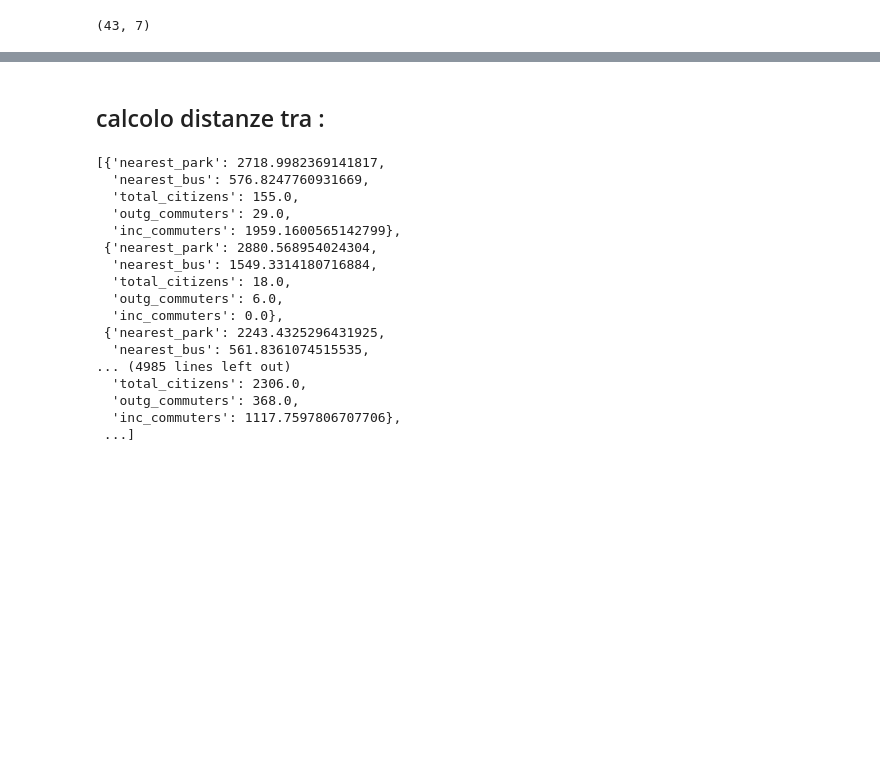
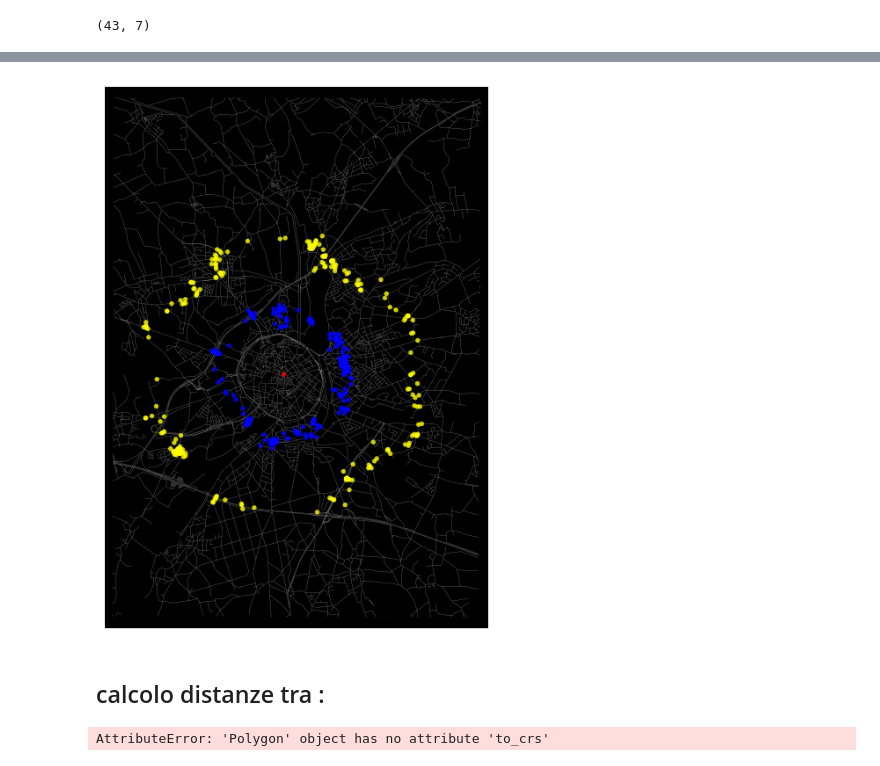
Before and after one commit to vpicchianti/challenge_mobidatalab_codagon, a Jupyter notebook: Leuven/Candidati.ipynb, the cells around one changed output, grey strips where cells are left out. Cells and saved outputs as stored; diff of their text form; code cells hidden in the pictures; blank space fills up the shorter version.

Commit message:
add dbike distances from center

```diff
--- a/Leuven/Candidati.ipynb
+++ b/Leuven/Candidati.ipynb
@@ -36,6 +45,9 @@ zones_leuven.reset_index(inplace=True)
 # ciclabile/strada
 cyclic = gpd.read_file('https://storageaccount11111111.blob.core.windows.net/container1/Leuven/cycling_data/cycling_network.gpkg')
 cyclic = cyclic.to_crs(epsg=4326)
+nan_length = list(np.where(cyclic['LENGTE'].isna())[0])
+cyclic.drop(nan_length, axis = 0, inplace = True)
+cyclic.reset_index(inplace = True)
 # %%
 #info socio-dem
 socio_dem_data = pd.read_excel('https://storageaccount11111111.blob.core.windows.net/container1/Leuven/socio_demographic_data/socio_demographic_data_leuven_2019.xlsx')
@@ -165,0 +238,26 @@ ridotto_utm = ridotto.to_crs(utm)
+# %%
+# color the nodes according to isochrone then plot the street network
+distances = [15, 30]
+node_colors = {}
+node_found = []
+color = {15:'blue', 30:'yellow', 45:'green'}
+
+subgraph = nx.ego_graph(G, center_node, radius=30000, distance = 'time')
+for time in distances:
+    n = []
+    for node in subgraph.nodes():
+        w = nx.shortest_path_length(subgraph, center_node, node, weight= 'time')
+        if time-1.5 <= w <= time+0.5:
+            n.append(node)
+            node_colors[node] = color[time]
+        if node == center_node:
+            node_colors[node] = 'red'
+
+    node_found.append(n)
+
+nc = [node_colors[node] if node in node_colors else 'none' for node in G.nodes()]
+ns = [15 if node in node_colors else 0 for node in G.nodes()]
+fig, ax = ox.plot_graph(G, node_color=nc, node_size=ns, node_alpha=0.8, node_zorder=2,
+                        bgcolor='k', edge_linewidth=0.2, edge_color='#999999')
+# %% [output]
+[figure, added]
@@ -166,5 +274,9 @@ ridotto_utm = ridotto.to_crs(utm)
 # %% [markdown]
 ## calcolo distanze tra :
+# %%
+print(ch[0].to_crs(utm))
+# %% [output]
+AttributeError: 'Polygon' object has no attribute 'to_crs'
 # %%
 transformed_parkings = gdf.to_crs(utm)
 transform_cyclic = leuven_cyclic.to_crs(utm)
@@ -185,23 +305,3 @@ for candidate in transform_cyclic['geometry']:
     feat['outg_commuters'] =float(socio_dem_data[socio_dem_data['CODSEC'] == code]['outg_commuters'])
     feat['inc_commuters'] =float(socio_dem_data[socio_dem_data['CODSEC'] == code]['inc_commuters'])
     candidates.append(feat)
-# %%
-candidates
-# %% [output]
-[{'nearest_park': 2718.9982369141817,
-  'nearest_bus': 576.8247760931669,
-  'total_citizens': 155.0,
-  'outg_commuters': 29.0,
-  'inc_commuters': 1959.1600565142799},
- {'nearest_park': 2880.568954024304,
-  'nearest_bus': 1549.3314180716884,
-  'total_citizens': 18.0,
-  'outg_commuters': 6.0,
-  'inc_commuters': 0.0},
- {'nearest_park': 2243.4325296431925,
-  'nearest_bus': 561.8361074515535,
-... (4985 lines left out)
-  'total_citizens': 2306.0,
-  'outg_commuters': 368.0,
-  'inc_commuters': 1117.7597806707706},
- ...]
```
Also changed, not shown: parts of 7 cells of this notebook.
